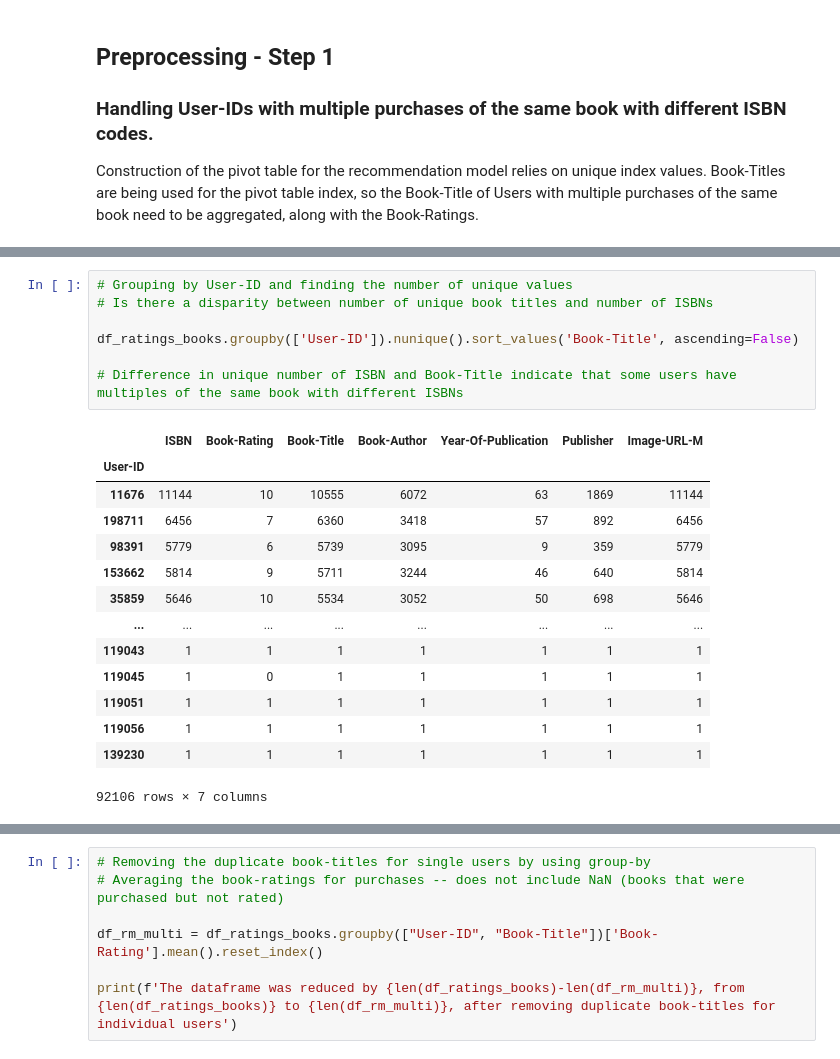
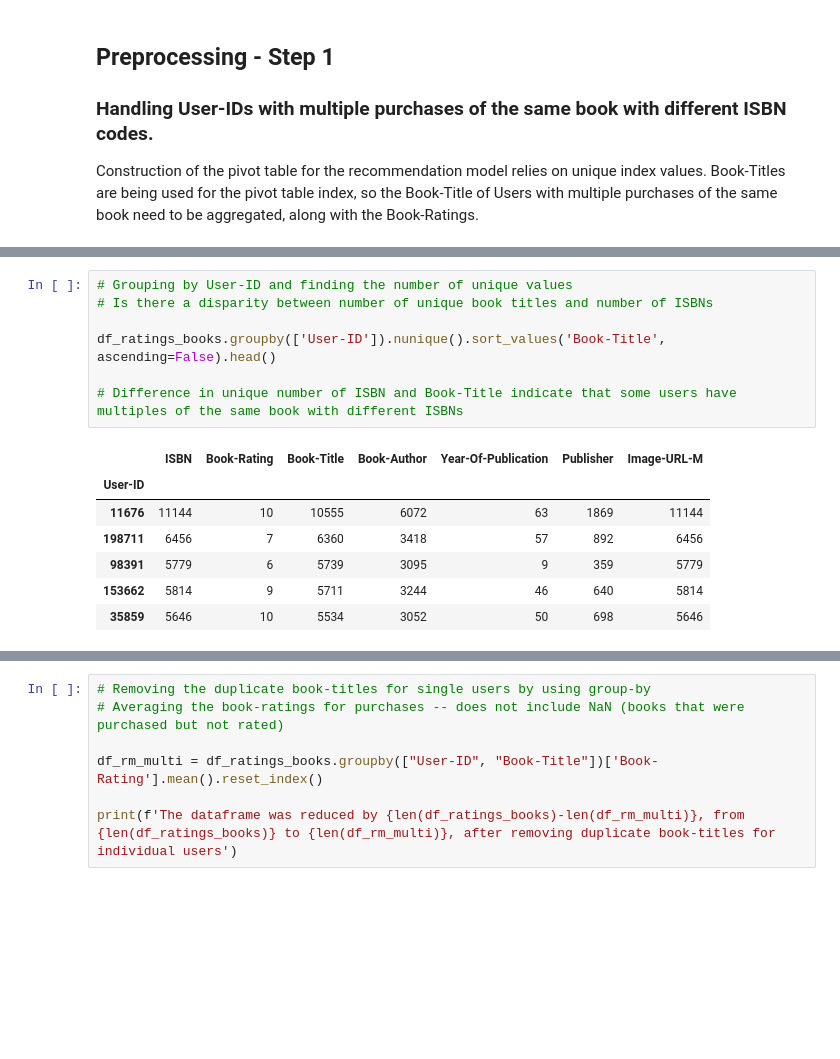
Before and after one commit to stephanielabelle/book_recommender, a Jupyter notebook: book_recommender.ipynb, the cells around one changed output, grey strips where cells are left out. Saved outputs shown, nothing was run; the diff lists cells and outputs as text; blank space fills up the shorter version.

```diff
--- a/book_recommender.ipynb
+++ b/book_recommender.ipynb
@@ -1345,25 +1308,18 @@ df_ratings_books.groupby(['Book-Title']).nunique().sort_values('ISBN', ascending
 # %%
 # Grouping by User-ID and finding the number of unique values
 # Is there a disparity between number of unique book titles and number of ISBNs
 
-df_ratings_books.groupby(['User-ID']).nunique().sort_values('Book-Title', ascending=False)
+df_ratings_books.groupby(['User-ID']).nunique().sort_values('Book-Title', ascending=False).head()
 
 # Difference in unique number of ISBN and Book-Title indicate that some users have multiples of the same book with different ISBNs
 # %% [output]
 |  | ISBN | Book-Rating | Book-Title | Book-Author | Year-Of-Publication | Publisher | Image-URL-M |
 | User-ID |  |  |  |  |  |  |  |
 | 11676 | 11144 | 10 | 10555 | 6072 | 63 | 1869 | 11144 |
 | 198711 | 6456 | 7 | 6360 | 3418 | 57 | 892 | 6456 |
 | 98391 | 5779 | 6 | 5739 | 3095 | 9 | 359 | 5779 |
 | 153662 | 5814 | 9 | 5711 | 3244 | 46 | 640 | 5814 |
 | 35859 | 5646 | 10 | 5534 | 3052 | 50 | 698 | 5646 |
-| ... | ... | ... | ... | ... | ... | ... | ... |
-| 119043 | 1 | 1 | 1 | 1 | 1 | 1 | 1 |
-| 119045 | 1 | 0 | 1 | 1 | 1 | 1 | 1 |
-| 119051 | 1 | 1 | 1 | 1 | 1 | 1 | 1 |
-| 119056 | 1 | 1 | 1 | 1 | 1 | 1 | 1 |
-| 139230 | 1 | 1 | 1 | 1 | 1 | 1 | 1 |
-92106 rows × 7 columns
 # %%
 # lets look at user 11676 - this User has purchased 'Bridget Jones's Diary' 5 times, but rated it only three times
 # Duplicate book titles for the same User-ID will not be able to be converted to a pivot table
```
Also changed, not shown: parts of 26 cells of this notebook.
